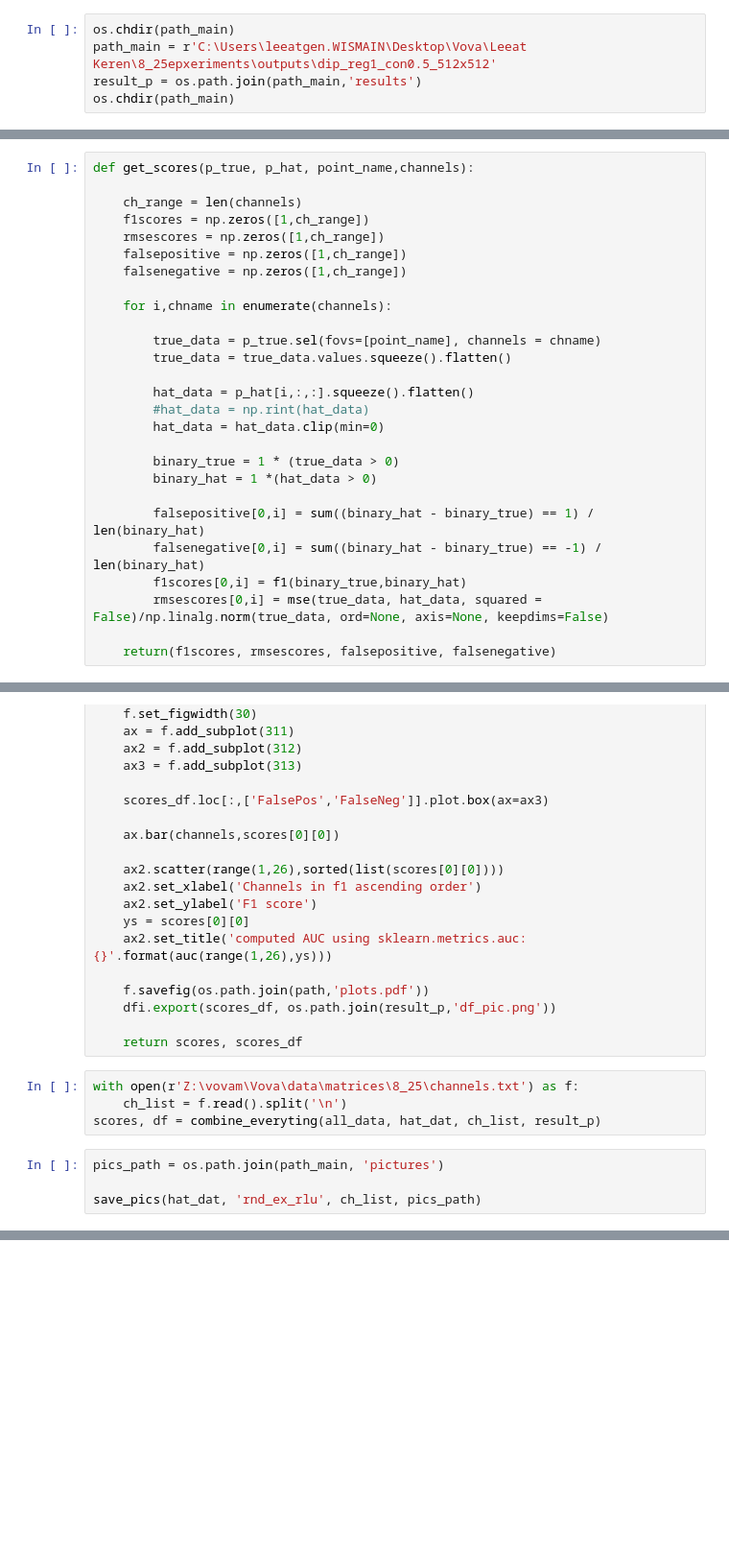
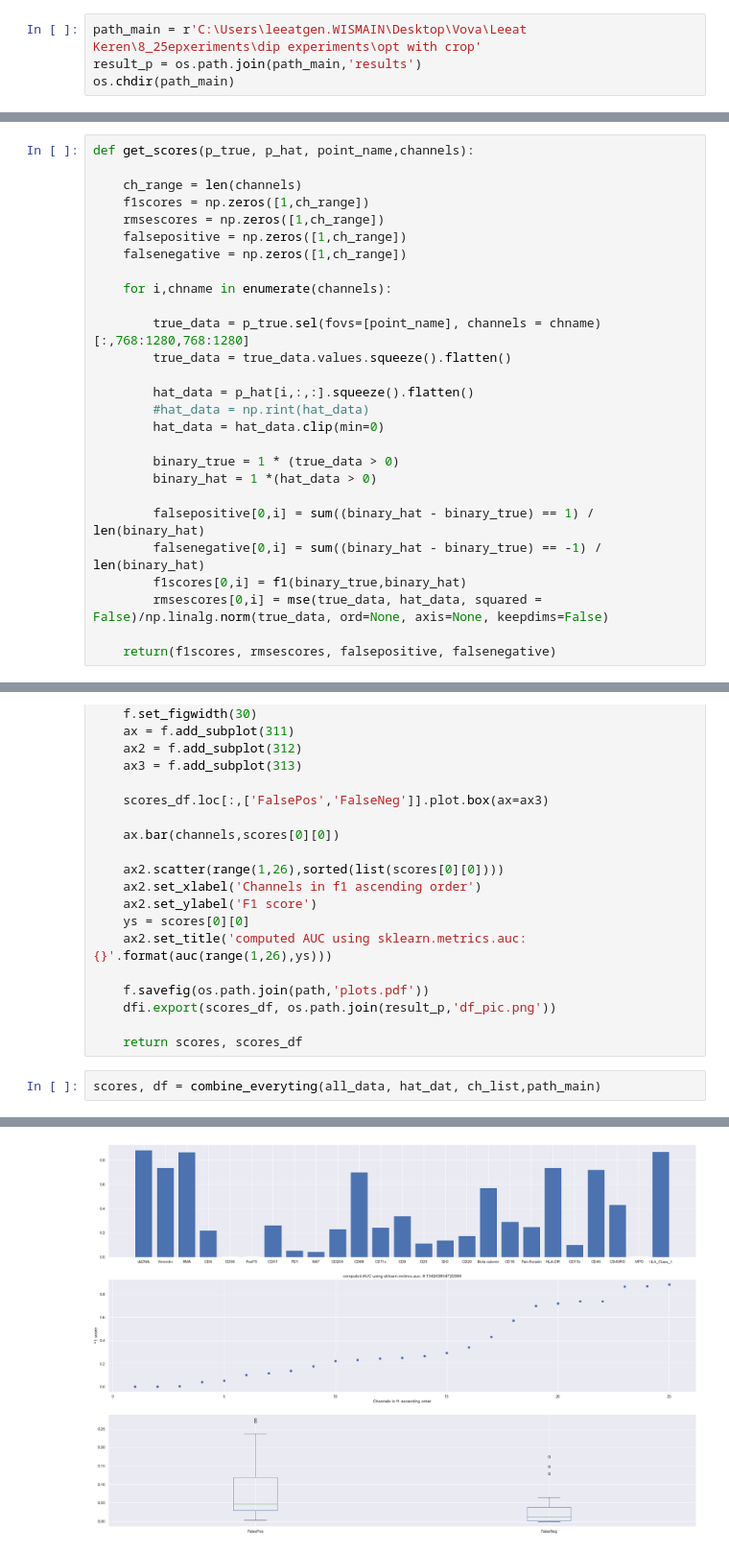
Before and after one commit to KerenLab/training_metrics, a Jupyter notebook: metrics.ipynb, the cells around one changed output, grey strips where cells are left out. Shown: that part at 96% size. Saved outputs shown, nothing was run; the diff lists cells and outputs as text; blank space fills up the shorter version.

```diff
--- a/metrics.ipynb
+++ b/metrics.ipynb
@@ -19,7 +21,6 @@ sns.set()
 all_data = xr.load_dataarray(r'C:\Users\leeatgen.WISMAIN\Desktop\Vova\all_data.nc')
 # %%
-os.chdir(path_main)
-path_main = r'C:\Users\leeatgen.WISMAIN\Desktop\Vova\Leeat Keren\8_25epxeriments\outputs\dip_reg1_con0.5_512x512'
+path_main = r'C:\Users\leeatgen.WISMAIN\Desktop\Vova\Leeat Keren\8_25epxeriments\dip experiments\opt with crop'
 result_p = os.path.join(path_main,'results')
 os.chdir(path_main)
 # %%
@@ -53,7 +54,7 @@ def get_scores(p_true, p_hat, point_name,channels):
 
     for i,chname in enumerate(channels):
 
-        true_data = p_true.sel(fovs=[point_name], channels = chname)
+        true_data = p_true.sel(fovs=[point_name], channels = chname)[:,768:1280,768:1280]
         true_data = true_data.values.squeeze().flatten()
 
         hat_data = p_hat[i,:,:].squeeze().flatten()
@@ -110,11 +111,6 @@ def combine_everyting(p_true, p_dat, channels, path, pics=False, point_name='Poi
     dfi.export(scores_df, os.path.join(result_p,'df_pic.png'))
 
     return scores, scores_df
-# %%
-with open(r'Z:\vovam\Vova\data\matrices\8_25\channels.txt') as f:
-    ch_list = f.read().split('\n')
-scores, df = combine_everyting(all_data, hat_dat, ch_list, result_p)
-# %%
-pics_path = os.path.join(path_main, 'pictures')
-
-save_pics(hat_dat, 'rnd_ex_rlu', ch_list, pics_path)
+# %%
+scores, df = combine_everyting(all_data, hat_dat, ch_list,path_main)
+# %% [output]
@@ -120,0 +118 @@ save_pics(hat_dat, 'rnd_ex_rlu', ch_list, pics_path)
+[figure, added]
```
Also changed, not shown: parts of 4 cells of this notebook.
